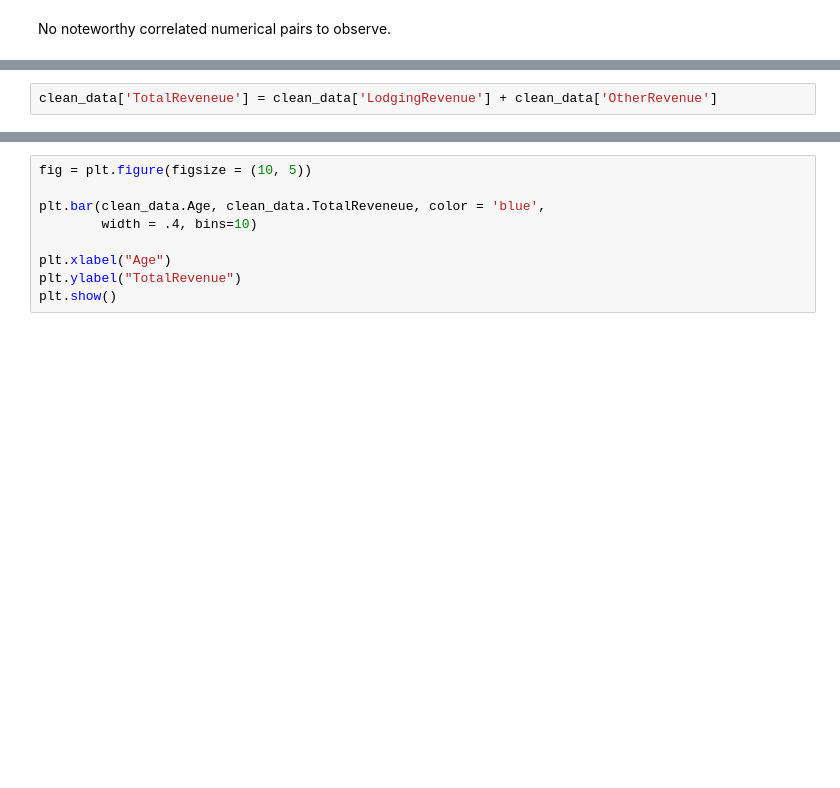
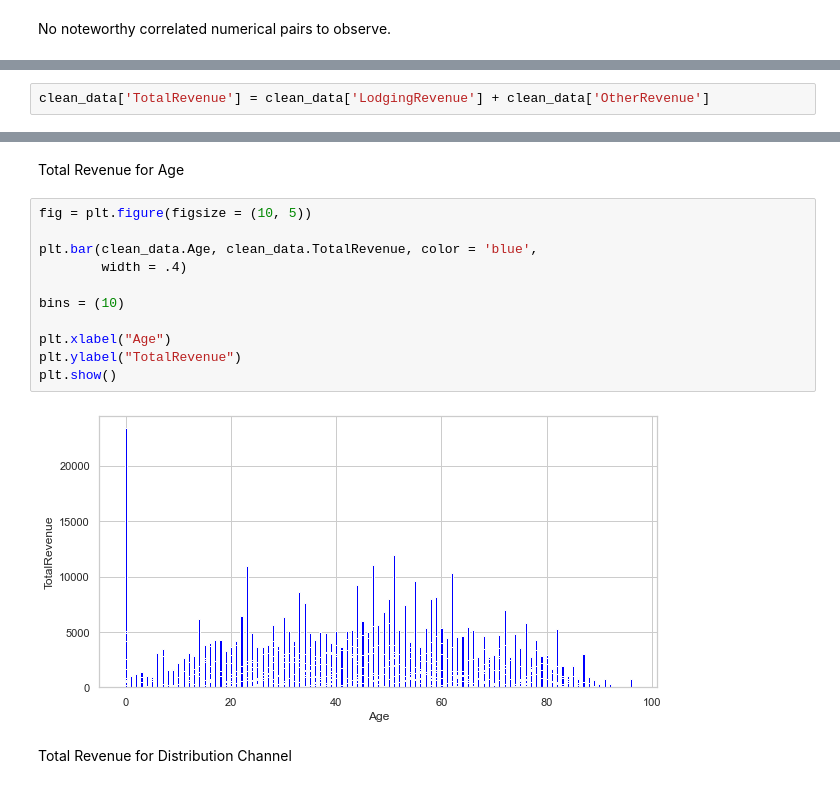
Before and after one commit to LNRobertson/Customer_Segmentation, a Jupyter notebook: notebooks/2_EDA.ipynb, the cells around one changed output, grey strips where cells are left out. Cells and saved outputs as stored; diff of their text form; blank space fills up the shorter version.

```diff
--- a/notebooks/2_EDA.ipynb
+++ b/notebooks/2_EDA.ipynb
@@ -510,5 +540,5 @@ print(covariance_matrix)
 # %%
-clean_data['TotalReveneue'] = clean_data['LodgingRevenue'] + clean_data['OtherRevenue']
+clean_data['TotalRevenue'] = clean_data['LodgingRevenue'] + clean_data['OtherRevenue']
 # %%
 clean_data.head()
 # %% [output]
@@ -530,15 +562,23 @@ plt.ylabel("TotalRevenue")
 plt.show()
 # %% [output]
 [figure]
+# %% [markdown]
+Total Revenue for Age
 # %%
 fig = plt.figure(figsize = (10, 5))
 
-plt.bar(clean_data.Age, clean_data.TotalReveneue, color = 'blue',
-        width = .4, bins=10)
+plt.bar(clean_data.Age, clean_data.TotalRevenue, color = 'blue',
+        width = .4)
+
+bins = (10)
 
 plt.xlabel("Age")
 plt.ylabel("TotalRevenue")
 plt.show()
+# %% [output]
+[figure, added]
+# %% [markdown]
+Total Revenue for Distribution Channel
 # %%
 fig = plt.figure(figsize = (10, 5))
 
```
Also changed, not shown: parts of 27 cells of this notebook, 1 other file.
